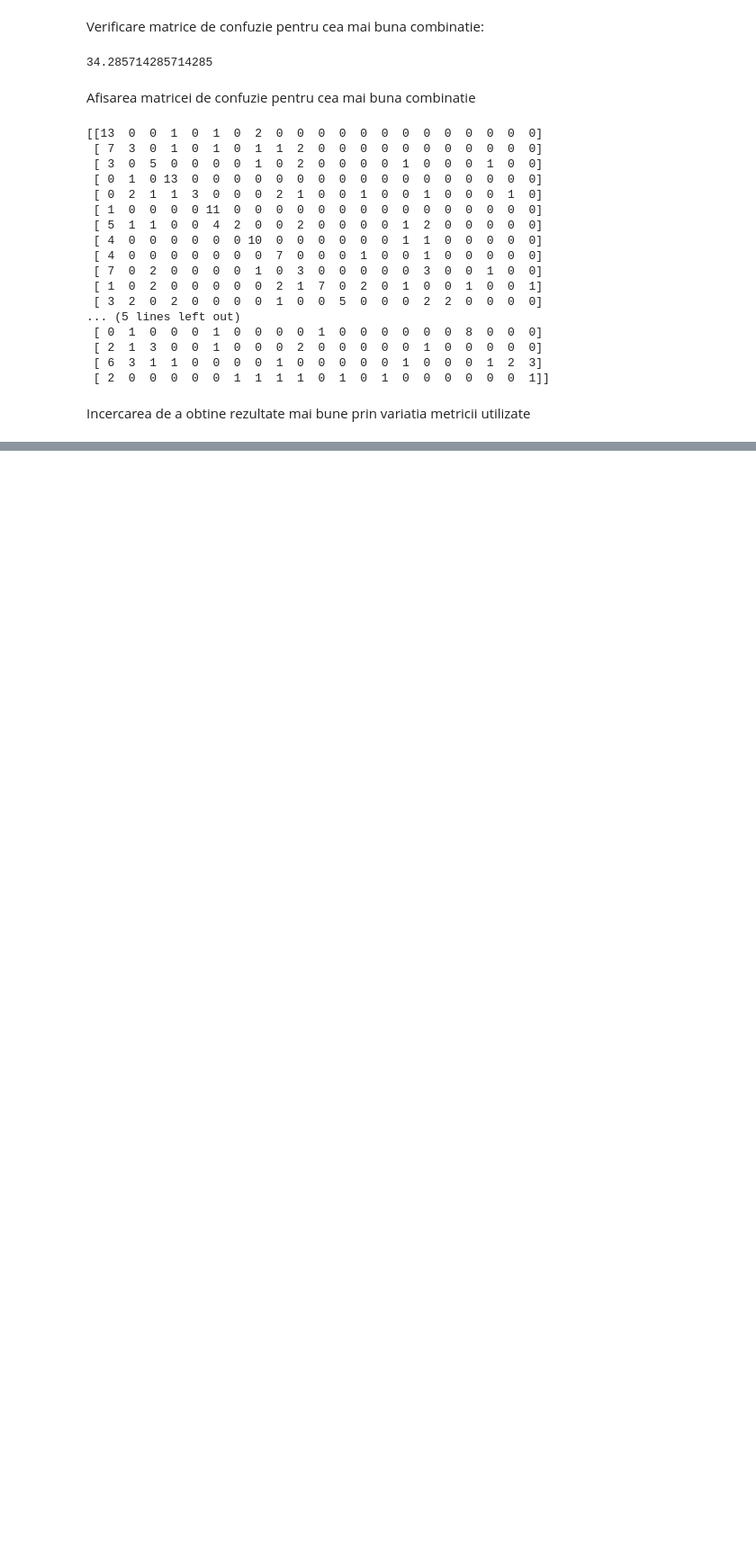
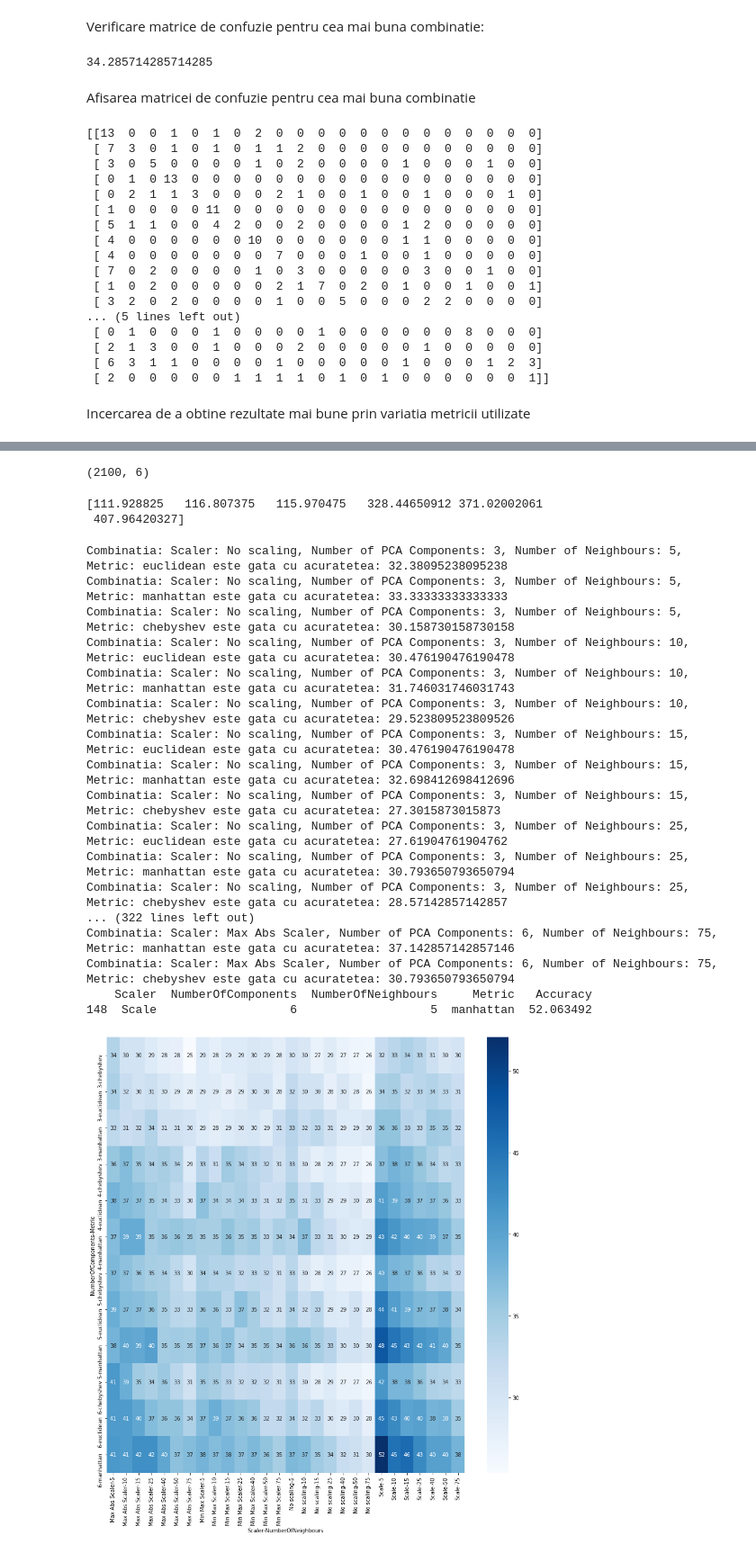
Before and after one commit to ionut-girla/CPPSMS_project, a Jupyter notebook: Proiect_CPPSMS.ipynb, the cells around one changed output, grey strips where cells are left out. Shown at 90% size. Cells and saved outputs as stored; diff of their text form; code cells hidden in the pictures; blank space fills up the shorter version.

```diff
--- a/Proiect_CPPSMS.ipynb
+++ b/Proiect_CPPSMS.ipynb
@@ -422,0 +425,71 @@ Combinatia: Scaler: No scaling, Number of PCA Components: 10, Number of Neighbou
+# %%
+
+new_dataset = np.concatenate((mean_vector, var_vector),axis = 1)
+
+print(np.shape(new_dataset))
+# %% [output]
+(2100, 6)
+# %%
+print(new_dataset[0])
+# %% [output]
+[111.928825   116.807375   115.970475   328.44650912 371.02002061
+ 407.96420327]
+# %%
+new_x_train, new_x_test, new_y_train, new_y_test = train_test_split(new_dataset, y, test_size = 0.15)
+# %%
+acc_list = []
+scaling = [
+    ('No scaling', new_x_train, new_x_test),
+    ('Scale', preprocessing.scale(new_x_train), preprocessing.scale(new_x_test)),
+    ('Min Max Scaler', MinMaxScaler().fit_transform(new_x_train), MinMaxScaler().fit_transform(new_x_test)),
+    ('Max Abs Scaler', MaxAbsScaler().fit_transform(new_x_train), MaxAbsScaler().fit_transform(new_x_test))
+]
+
+pca_values = [3,4,5,6]
+knn_nei = [5,10,15,25,40,50,75]
+knn_metric = ['euclidean','manhattan','chebyshev', ]
+for name, train, test in scaling:
+    for number_of_components in pca_values:
+        for number_of_neighbours in knn_nei:
+            for knn_met in knn_metric:
+                train_local = copy.copy(train)
+                test_local = copy.copy(test)
+                pca = PCA(n_components = number_of_components)
+                x_train_curent = pca.fit_transform(train_local)
+                x_test_curent = pca.transform(test_local)
+                clf = KNeighborsClassifier(n_neighbors = number_of_neighbours, metric = knn_met)
+                clf.fit(x_train_curent, new_y_train)
+                y_predicted = clf.predict(x_test_curent)
+                acc_list.append([name, number_of_components,number_of_neighbours, knn_met,accuracy_score(y_predicted, new_y_test)*100])
+                print(f"Combinatia: Scaler: {name}, Number of PCA Components: {number_of_components}, Number of Neighbours: {number_of_neighbours}, Metric: {knn_met} este gata cu acuratetea: {accuracy_score(y_predicted, new_y_test)*100}")
+acc_df = pd.DataFrame(acc_list)
+acc_df.columns = ['Scaler', 'NumberOfComponents', 'NumberOfNeighbours','Metric', 'Accuracy']
+
+print(acc_df[acc_df.Accuracy == acc_df.Accuracy.max()])
+
+heatmap = pd.pivot_table(acc_df, values='Accuracy',
+                     index=['NumberOfComponents','Metric'],
+                     columns=['Scaler','NumberOfNeighbours'])
+
+plt.figure(figsize=(15,15))
+sn.heatmap(heatmap, annot=True, cmap="Blues")
+plt.show()
+# %% [output]
+Combinatia: Scaler: No scaling, Number of PCA Components: 3, Number of Neighbours: 5, Metric: euclidean este gata cu acuratetea: 32.38095238095238
+Combinatia: Scaler: No scaling, Number of PCA Components: 3, Number of Neighbours: 5, Metric: manhattan este gata cu acuratetea: 33.33333333333333
+Combinatia: Scaler: No scaling, Number of PCA Components: 3, Number of Neighbours: 5, Metric: chebyshev este gata cu acuratetea: 30.158730158730158
+Combinatia: Scaler: No scaling, Number of PCA Components: 3, Number of Neighbours: 10, Metric: euclidean este gata cu acuratetea: 30.476190476190478
+Combinatia: Scaler: No scaling, Number of PCA Components: 3, Number of Neighbours: 10, Metric: manhattan este gata cu acuratetea: 31.746031746031743
+Combinatia: Scaler: No scaling, Number of PCA Components: 3, Number of Neighbours: 10, Metric: chebyshev este gata cu acuratetea: 29.523809523809526
+Combinatia: Scaler: No scaling, Number of PCA Components: 3, Number of Neighbours: 15, Metric: euclidean este gata cu acuratetea: 30.476190476190478
+Combinatia: Scaler: No scaling, Number of PCA Components: 3, Number of Neighbours: 15, Metric: manhattan este gata cu acuratetea: 32.698412698412696
+Combinatia: Scaler: No scaling, Number of PCA Components: 3, Number of Neighbours: 15, Metric: chebyshev este gata cu acuratetea: 27.3015873015873
+Combinatia: Scaler: No scaling, Number of PCA Components: 3, Number of Neighbours: 25, Metric: euclidean este gata cu acuratetea: 27.61904761904762
+Combinatia: Scaler: No scaling, Number of PCA Components: 3, Number of Neighbours: 25, Metric: manhattan este gata cu acuratetea: 30.793650793650794
+Combinatia: Scaler: No scaling, Number of PCA Components: 3, Number of Neighbours: 25, Metric: chebyshev este gata cu acuratetea: 28.57142857142857
+... (322 lines left out)
+Combinatia: Scaler: Max Abs Scaler, Number of PCA Components: 6, Number of Neighbours: 75, Metric: manhattan este gata cu acuratetea: 37.142857142857146
+Combinatia: Scaler: Max Abs Scaler, Number of PCA Components: 6, Number of Neighbours: 75, Metric: chebyshev este gata cu acuratetea: 30.793650793650794
+    Scaler  NumberOfComponents  NumberOfNeighbours     Metric   Accuracy
+148  Scale                   6                   5  manhattan  52.063492
+[figure, added]
```
Also changed, not shown: parts of 4 cells of this notebook, 2 other files.
